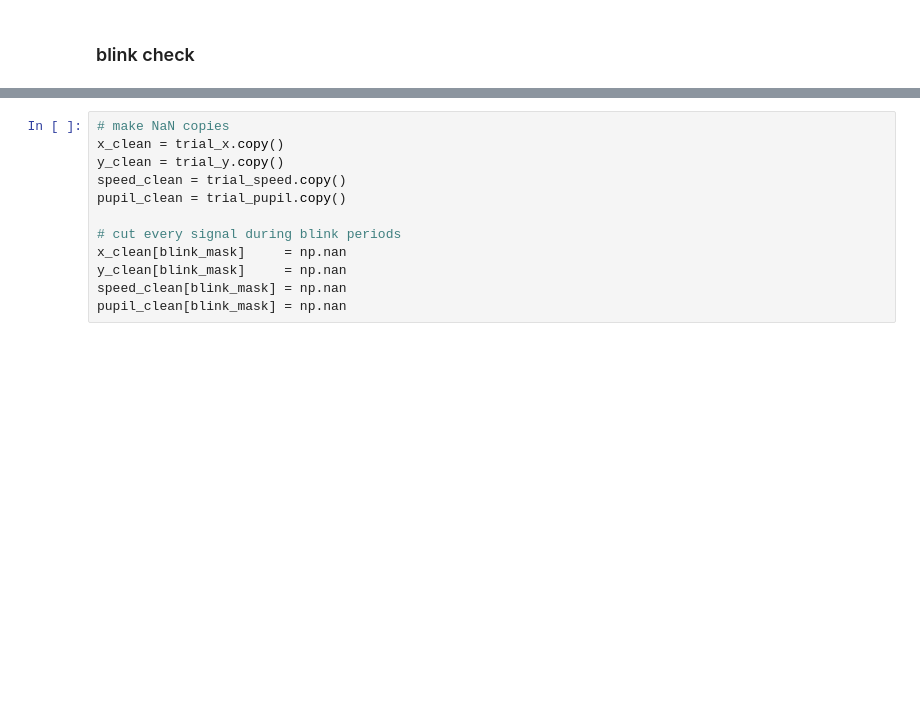
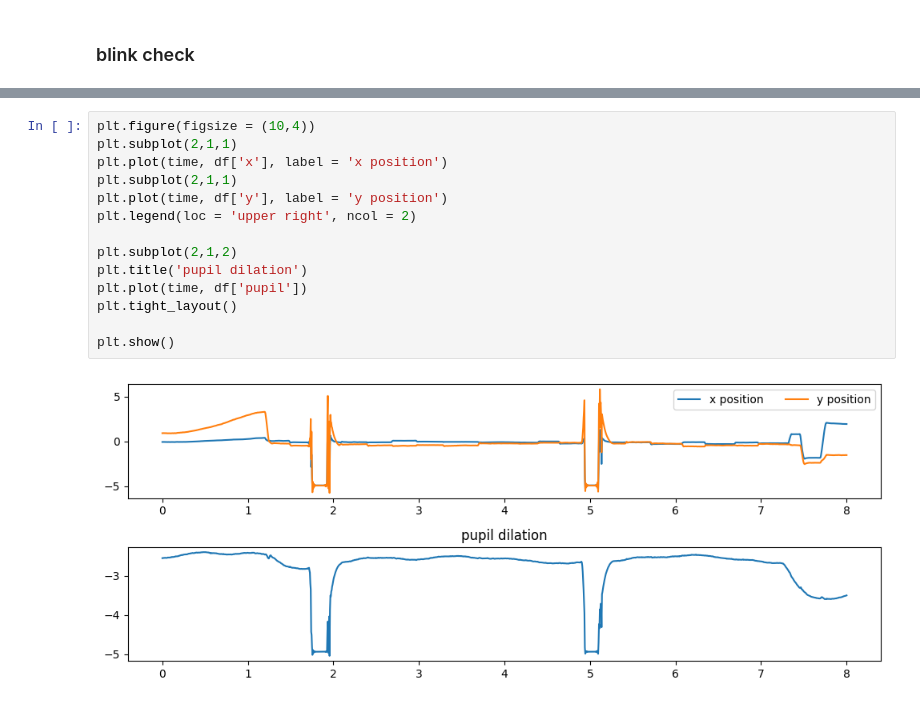
Before and after one commit to anjisuri/lab-project, a Jupyter notebook: blinks.ipynb, the cells around one changed output, grey strips where cells are left out. Cells and saved outputs as stored; diff of their text form; blank space fills up the shorter version.

```diff
--- a/blinks.ipynb
+++ b/blinks.ipynb
@@ -67,12 +70,16 @@ now to ignore the segments of eye-tracking data where the blink_mask = false (bl
 # %%
-# make NaN copies
-x_clean = trial_x.copy()
-y_clean = trial_y.copy()
-speed_clean = trial_speed.copy()
-pupil_clean = trial_pupil.copy()
+plt.figure(figsize = (10,4))
+plt.subplot(2,1,1)
+plt.plot(time, df['x'], label = 'x position')
+plt.subplot(2,1,1)
+plt.plot(time, df['y'], label = 'y position')
+plt.legend(loc = 'upper right', ncol = 2)
 
-# cut every signal during blink periods
-x_clean[blink_mask]     = np.nan
-y_clean[blink_mask]     = np.nan
-speed_clean[blink_mask] = np.nan
-pupil_clean[blink_mask] = np.nan
+plt.subplot(2,1,2)
+plt.title('pupil dilation')
+plt.plot(time, df['pupil'])
+plt.tight_layout()
+
+plt.show()
+# %% [output]
+[figure, added]
```
Also changed, not shown: parts of 11 cells of this notebook, 2 other files.
